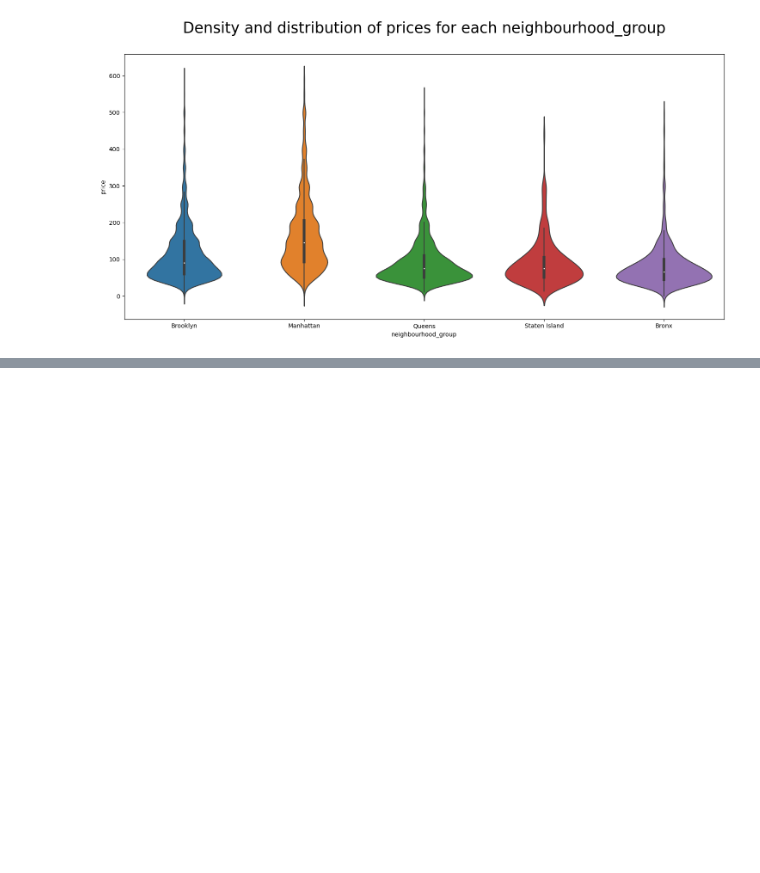
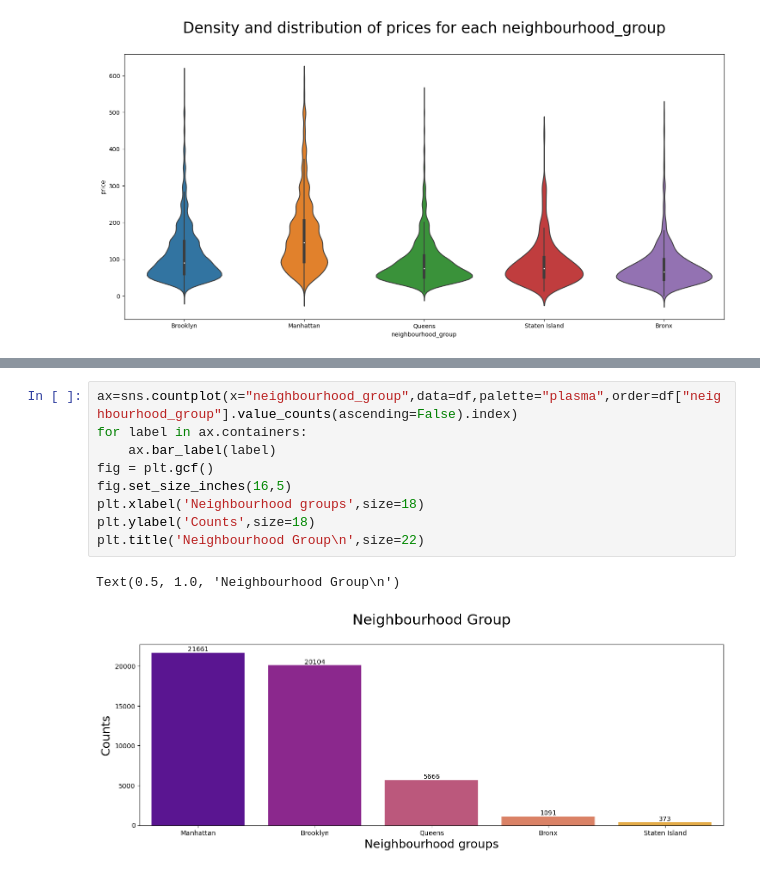
Before and after one commit to AriyantGit/Data-Analysis, a Jupyter notebook: AirBnb_NYC_EDA.ipynb, the cells around one changed output, grey strips where cells are left out. Cells and saved outputs as stored; diff of their text form; blank space fills up the shorter version.

```diff
--- a/AirBnb_NYC_EDA.ipynb
+++ b/AirBnb_NYC_EDA.ipynb
@@ -203,0 +211,12 @@ print(user_counts)
+# %%
+ax=sns.countplot(x="neighbourhood_group",data=df,palette="plasma",order=df["neighbourhood_group"].value_counts(ascending=False).index)
+for label in ax.containers:
+    ax.bar_label(label)
+fig = plt.gcf()
+fig.set_size_inches(16,5)
+plt.xlabel('Neighbourhood groups',size=18)
+plt.ylabel('Counts',size=18)
+plt.title('Neighbourhood Group\n',size=22)
+# %% [output]
+Text(0.5, 1.0, 'Neighbourhood Group\n')
+[figure, added]
```
Also changed, not shown: parts of 14 cells of this notebook.
